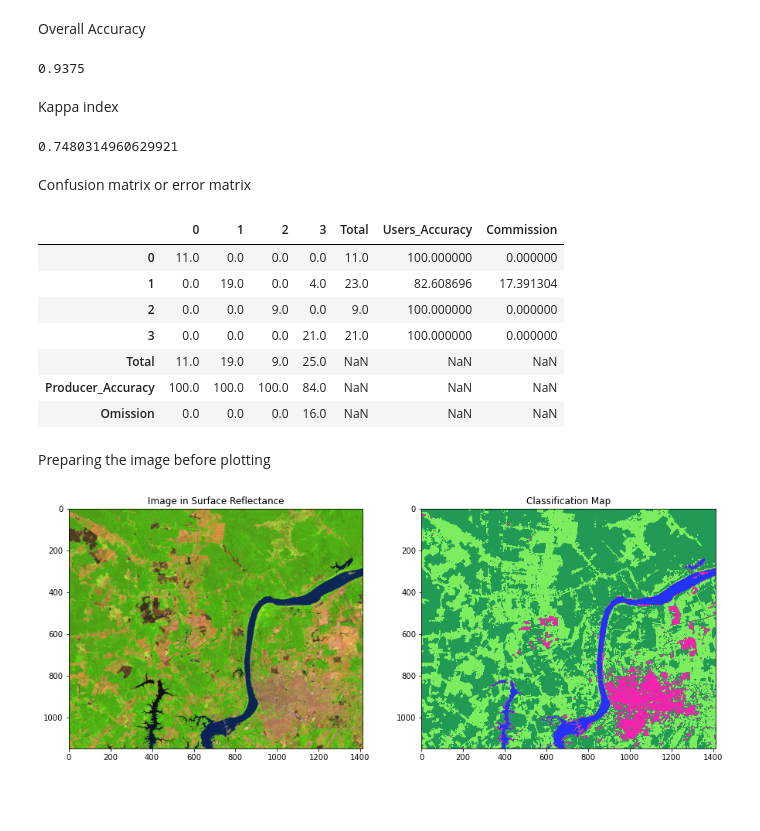
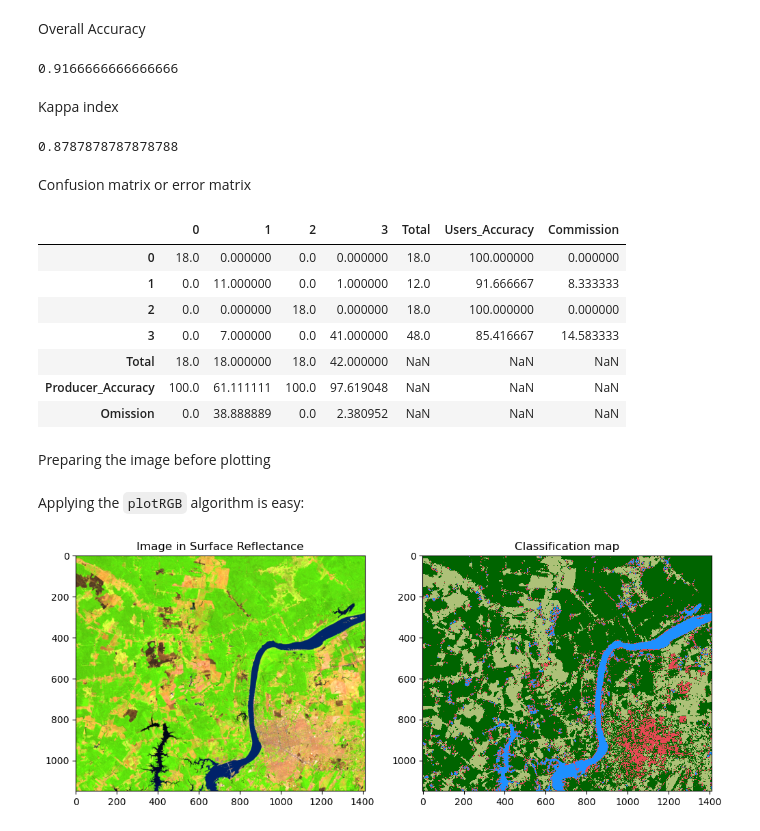
Before and after one commit to yotarazona/scikit-eo, a Jupyter notebook: examples/11_Deep_Learning_Classification_FullyConnected.ipynb, the cells around one changed output. Saved outputs shown, nothing was run; the diff lists cells and outputs as text; code cells hidden in the pictures; blank space fills up the shorter version.

````diff
--- a/examples/11_Deep_Learning_Classification_FullyConnected.ipynb
+++ b/examples/11_Deep_Learning_Classification_FullyConnected.ipynb
@@ -109,0 +118,3 @@ endm
+# %%
+endm['class'] = endm['class'] - 1
+endm
@@ -128,4 +165,4 @@ fc = inst.FullyConnected(hidden_layers = 4,
                          input_shape = (6,),
                          epochs = 100,
                          batch_size = 32,
-                         training_split = 0.8)
+                         training_split = 0.7)
@@ -142,25 +182,25 @@ Overall Accuracy
 # %%
 fc.get('Overall_Accuracy')
 # %% [output]
-0.9375
+0.9166666666666666
 # %% [markdown]
 Kappa index
 # %%
 fc.get('Kappa_Index')
 # %% [output]
-0.7480314960629921
+0.8787878787878788
 # %% [markdown]
 Confusion matrix or error matrix
 # %%
 fc.get('Confusion_Matrix')
 # %% [output]
 |  | 0 | 1 | 2 | 3 | Total | Users_Accuracy | Commission |
-| 0 | 11.0 | 0.0 | 0.0 | 0.0 | 11.0 | 100.000000 | 0.000000 |
-| 1 | 0.0 | 19.0 | 0.0 | 4.0 | 23.0 | 82.608696 | 17.391304 |
-| 2 | 0.0 | 0.0 | 9.0 | 0.0 | 9.0 | 100.000000 | 0.000000 |
-| 3 | 0.0 | 0.0 | 0.0 | 21.0 | 21.0 | 100.000000 | 0.000000 |
-| Total | 11.0 | 19.0 | 9.0 | 25.0 | NaN | NaN | NaN |
-| Producer_Accuracy | 100.0 | 100.0 | 100.0 | 84.0 | NaN | NaN | NaN |
-| Omission | 0.0 | 0.0 | 0.0 | 16.0 | NaN | NaN | NaN |
+| 0 | 18.0 | 0.000000 | 0.0 | 0.000000 | 18.0 | 100.000000 | 0.000000 |
+| 1 | 0.0 | 11.000000 | 0.0 | 1.000000 | 12.0 | 91.666667 | 8.333333 |
+| 2 | 0.0 | 0.000000 | 18.0 | 0.000000 | 18.0 | 100.000000 | 0.000000 |
+| 3 | 0.0 | 7.000000 | 0.0 | 41.000000 | 48.0 | 85.416667 | 14.583333 |
+| Total | 18.0 | 18.000000 | 18.0 | 42.000000 | NaN | NaN | NaN |
+| Producer_Accuracy | 100.0 | 61.111111 | 100.0 | 97.619048 | NaN | NaN | NaN |
+| Omission | 0.0 | 38.888889 | 0.0 | 2.380952 | NaN | NaN | NaN |
 # %% [markdown]
 Preparing the image before plotting
@@ -185,15 +207,18 @@ rgb_norm = stretch_std(rgb, 2.5)
+# %%
+# Let's define the color palette
+palette = mpl.colors.ListedColormap(['dodgerblue','#e84855','darkgreen','#ADC178'])
+# %% [markdown]
+Applying the ```plotRGB``` algorithm is easy:
 # %%
-# Let's define the color palette
-palette = mpl.colors.ListedColormap(["#2232F9","#F922AE","#229954","#7CED5E"])
+# Let´s plot
+fig, axes = plt.subplots(nrows = 1, ncols = 2, figsize = (12, 7))
 
-# Let´s plot
-fig, axes = plt.subplots(nrows = 1, ncols = 2, figsize = (15, 9))
-axes[0].imshow(rgb_norm)
-axes[0].set_title("Image in Surface Reflectance")
-axes[0].grid(False)
+# satellite image
+plotRGB(img, bands = [5, 4, 3], title = 'Image in Surface Reflectance', ax = axes[0])
 
-axes[1].imshow(fc.get('Classification_Map'), cmap= palette)
-axes[1].set_title("Classification Map")
+# class results
+axes[1].imshow(fc.get('Classification_Map'), cmap = palette)
+axes[1].set_title("Classification map")
 axes[1].grid(False)
 # %% [output]
-[figure, old version]
+[figure, new version]
````
Also changed, not shown: parts of 10 cells of this notebook.
